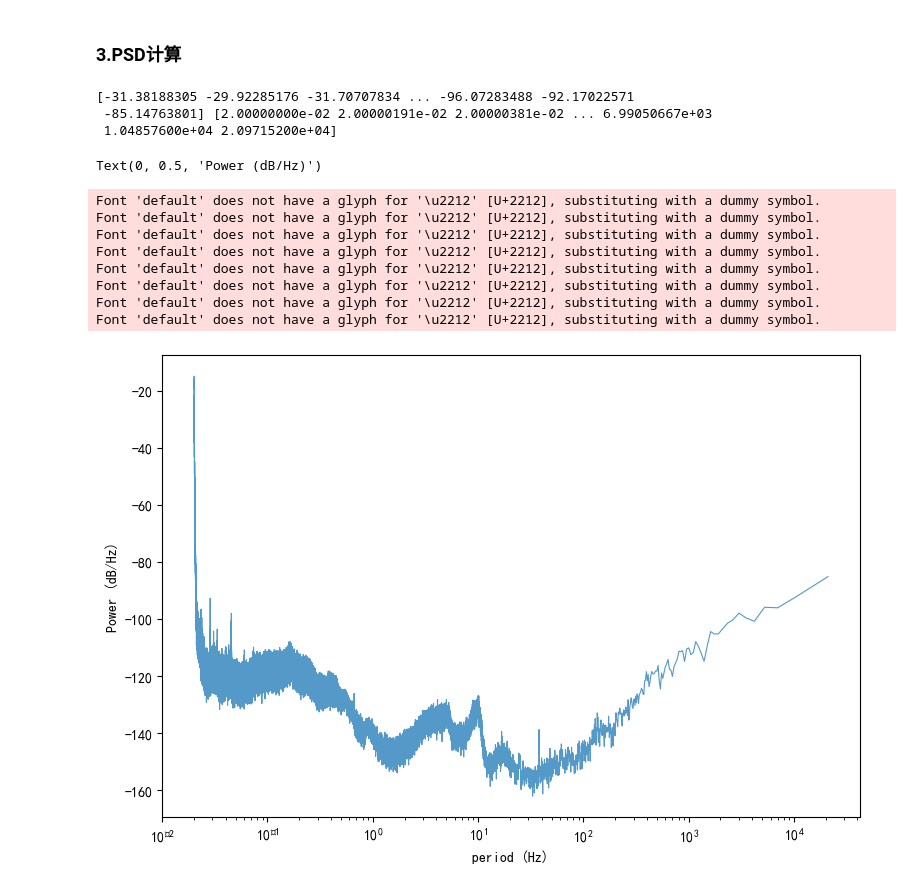
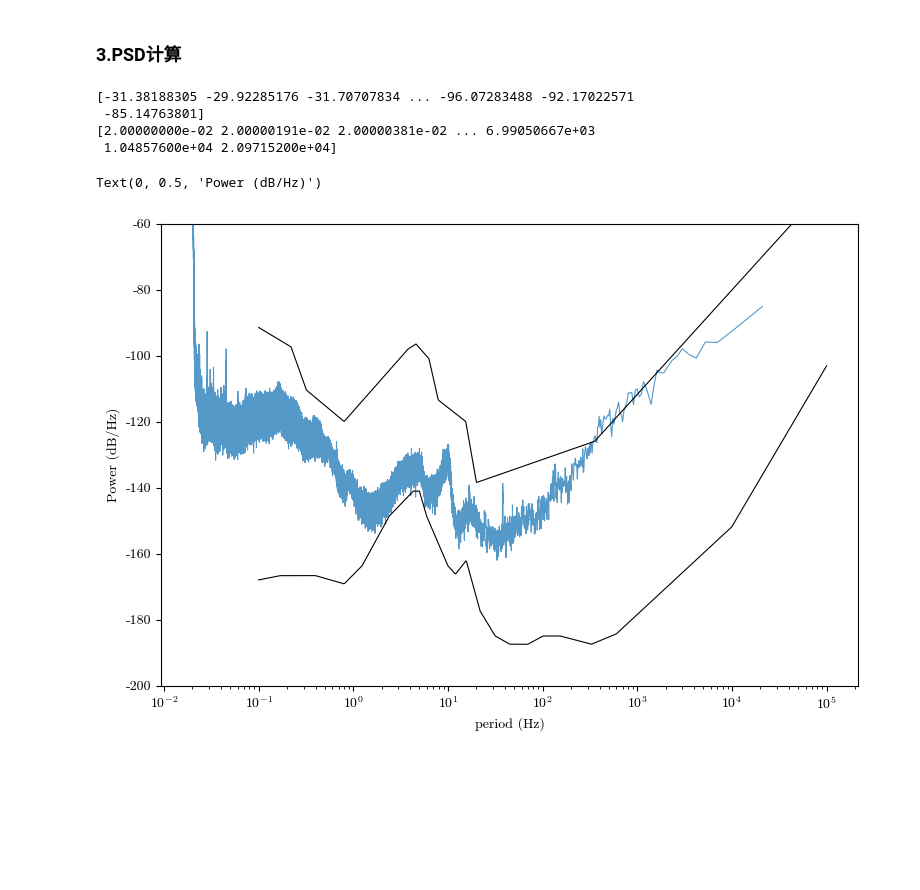
Before and after one commit to sssfeather/exerc, a Jupyter notebook: ipynb/ex_05_spectrogram.ipynb, the cells around one changed output. Drawn from its saved outputs; the diff is of its cells as text; code cells hidden in the pictures; blank space fills up the shorter version.

```diff
--- a/ipynb/ex_05_spectrogram.ipynb
+++ b/ipynb/ex_05_spectrogram.ipynb
@@ -3,6 +1,7 @@
 # %% [markdown]
 ### 0.导入函数库
 # %%
+
 %matplotlib inline
 from obspy.core import read
 from obspy import read_inventory
@@ -12,6 +11,17 @@ from obspy.signal.filter import lowpass
 from obspy.signal.spectral_estimation import PPSD
 from matplotlib import rcParams
 import matplotlib.pylab as plt
+import numpy as np
+import matplotlib
+matplotlib.rcParams.update({# Use mathtext, not LaTeX
+                            'text.usetex': False,
+                            # Use the Computer modern font
+                            'font.family': 'serif',
+                            'font.serif': 'cmr10',
+                            'mathtext.fontset': 'cm',
+                            # Use ASCII minus
+                            'axes.unicode_minus': False,
+                            })
 import warnings
 warnings.filterwarnings("ignore")
 plt.rcParams['figure.figsize'] = 15, 7
@@ -155,36 +186,40 @@ Font 'default' does not have a glyph for '\u2212' [U+2212], substituting with a
 # %% [markdown]
 ### 3.PSD计算
 # %%
-import comput_psd as cpsd
+from utilities import utils as cpsd
+from obspy.signal.spectral_estimation import get_nlnm, get_nhnm
+
 plt.rcParams['figure.figsize'] = 9, 6
 
 st = read("../data/BJ.DHC.2018016160000.D.00.BHZ.mseed")
 tr = st[0]
 invs = read_inventory("../data/BJ.XML")
 inv = invs.select(network="BJ", station="DHC", location="00", channel="BHZ")
 
 psd_periods = None
 # psd_periods = [0.01, 0.02, 0.05, 0.1, 0.2, 0.5, 1, 2, 5, 10, 15, 20]
 # psd_periods = list(np.arange(0.01, 20, 0.01))
+# 1-20Hz 1/3倍频程（地震台站测震观测环境地噪声）
+# psd_fre = np.array([1.00000, 1.25992, 1.58740, 2.00000, 2.51984, 3.17480, 4.00000,
+#               5.03968, 6.34960, 8.00000,10.07937, 12.69921, 16.00000, 20.15874])
+# psd_periods = 1 / psd_fre
 psd_data, psd_periods = cpsd.trace_psd(tr, inv, psd_periods)
-print(psd_data, psd_periods)
+print(psd_data)
+print(psd_periods)
 
 # 绘图
 plt.plot(psd_periods, psd_data, linewidth=0.8, color="#5499C7")
+plt.plot(get_nlnm()[0], get_nlnm()[1], color="black", linewidth=0.8)
+plt.plot(get_nhnm()[0], get_nhnm()[1], color="black", linewidth=0.8)
+# plt.xlim(0.01, 100)
+plt.ylim(-200, -60)
 plt.xscale('log')
 plt.xlabel('period (Hz)')
 plt.ylabel('Power (dB/Hz)')
 # %% [output]
 [-31.38188305 -29.92285176 -31.70707834 ... -96.07283488 -92.17022571
- -85.14763801] [2.00000000e-02 2.00000191e-02 2.00000381e-02 ... 6.99050667e+03
+ -85.14763801]
+[2.00000000e-02 2.00000191e-02 2.00000381e-02 ... 6.99050667e+03
  1.04857600e+04 2.09715200e+04]
 Text(0, 0.5, 'Power (dB/Hz)')
-Font 'default' does not have a glyph for '\u2212' [U+2212], substituting with a dummy symbol.
-Font 'default' does not have a glyph for '\u2212' [U+2212], substituting with a dummy symbol.
-Font 'default' does not have a glyph for '\u2212' [U+2212], substituting with a dummy symbol.
-Font 'default' does not have a glyph for '\u2212' [U+2212], substituting with a dummy symbol.
-Font 'default' does not have a glyph for '\u2212' [U+2212], substituting with a dummy symbol.
-Font 'default' does not have a glyph for '\u2212' [U+2212], substituting with a dummy symbol.
-Font 'default' does not have a glyph for '\u2212' [U+2212], substituting with a dummy symbol.
-Font 'default' does not have a glyph for '\u2212' [U+2212], substituting with a dummy symbol.
-[figure, old version]
+[figure, new version]
```
Also changed, not shown: parts of 6 cells of this notebook, 13 other files.
